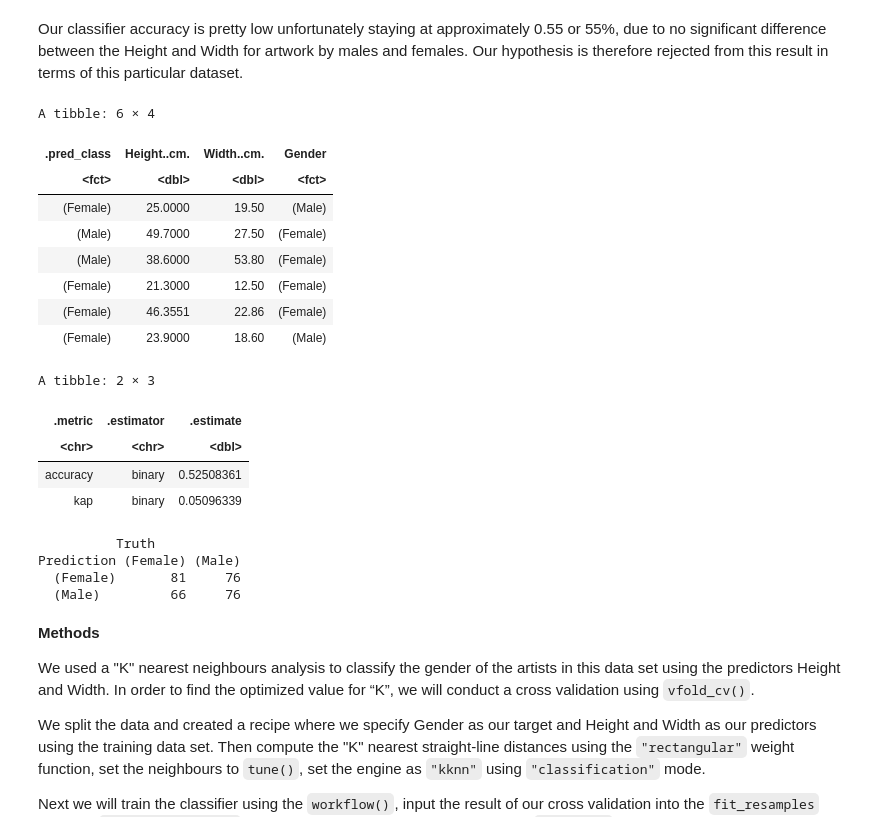
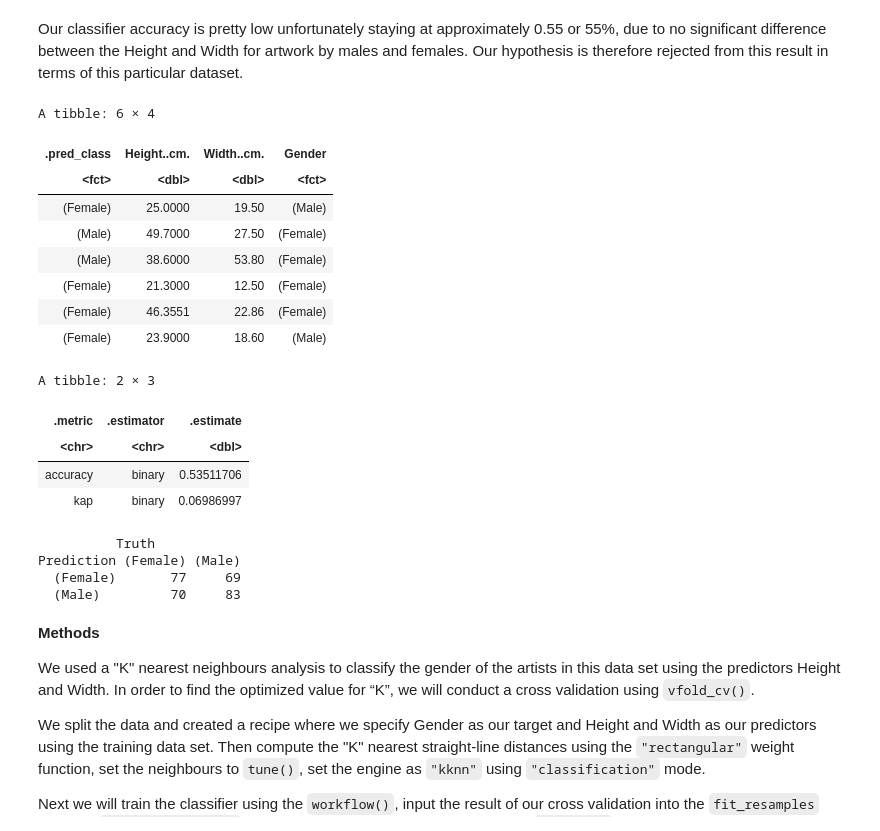
Before and after one commit to annekedresselhuis/DSCI-Group-Project, a Jupyter notebook: group_28_preliminary_analysis_dec6.ipynb, the cells around one changed output. Cells and saved outputs as stored; diff of their text form; code cells hidden in the pictures.

```diff
--- a/group_28_preliminary_analysis_dec6.ipynb
+++ b/group_28_preliminary_analysis_dec6.ipynb
@@ -351,43 +373,43 @@ accuracy_versus_k
 # %% [markdown]
 Our classifier accuracy is pretty low unfortunately staying at approximately 0.55 or 55%, due to no significant difference between the Height and Width for artwork by males and females. Our hypothesis is therefore rejected from this result in terms of this particular dataset.
 # %%
-artworks_best_spec <- nearest_neighbor(weight_func = "rectangular", neighbors = 7) %>%
+artworks_best_spec <- nearest_neighbor(weight_func = "rectangular", neighbors = 5) %>%
                       set_engine("kknn") %>%
                       set_mode("classification")
 # artworks_best_spec
 artworks_best_fit <- workflow() %>%
                      add_recipe(artwork_recipe) %>%
                      add_model(artworks_best_spec) %>%
                      fit(artworks_training)
 # artworks_best_fit
 artworks_predictions <- predict(artworks_best_fit, artworks_testing) %>%
                         bind_cols(artworks_testing)
 tail(artworks_predictions,6)
 artworks_new_metrics <- artworks_predictions %>%
                         metrics(truth = Gender, estimate = .pred_class)
 artworks_new_metrics
 artworks_conf_mat <- artworks_predictions %>%
                      conf_mat(truth = Gender, estimate = .pred_class)
 artworks_conf_mat
 # %% [output]
 A tibble: 6 × 4
 | .pred_class | Height..cm. | Width..cm. | Gender |
 | <fct> | <dbl> | <dbl> | <fct> |
 | (Female) | 25.0000 | 19.50 | (Male) |
 | (Male) | 49.7000 | 27.50 | (Female) |
 | (Male) | 38.6000 | 53.80 | (Female) |
 | (Female) | 21.3000 | 12.50 | (Female) |
 | (Female) | 46.3551 | 22.86 | (Female) |
 | (Female) | 23.9000 | 18.60 | (Male) |
 A tibble: 2 × 3
 | .metric | .estimator | .estimate |
 | <chr> | <chr> | <dbl> |
-| accuracy | binary | 0.52508361 |
-| kap | binary | 0.05096339 |
+| accuracy | binary | 0.53511706 |
+| kap | binary | 0.06986997 |
           Truth
 Prediction (Female) (Male)
-  (Female)       81     76
-  (Male)         66     76
+  (Female)       77     69
+  (Male)         70     83
 # %% [markdown]
 **Methods**
 
```
Also changed, not shown: parts of 2 cells of this notebook.
